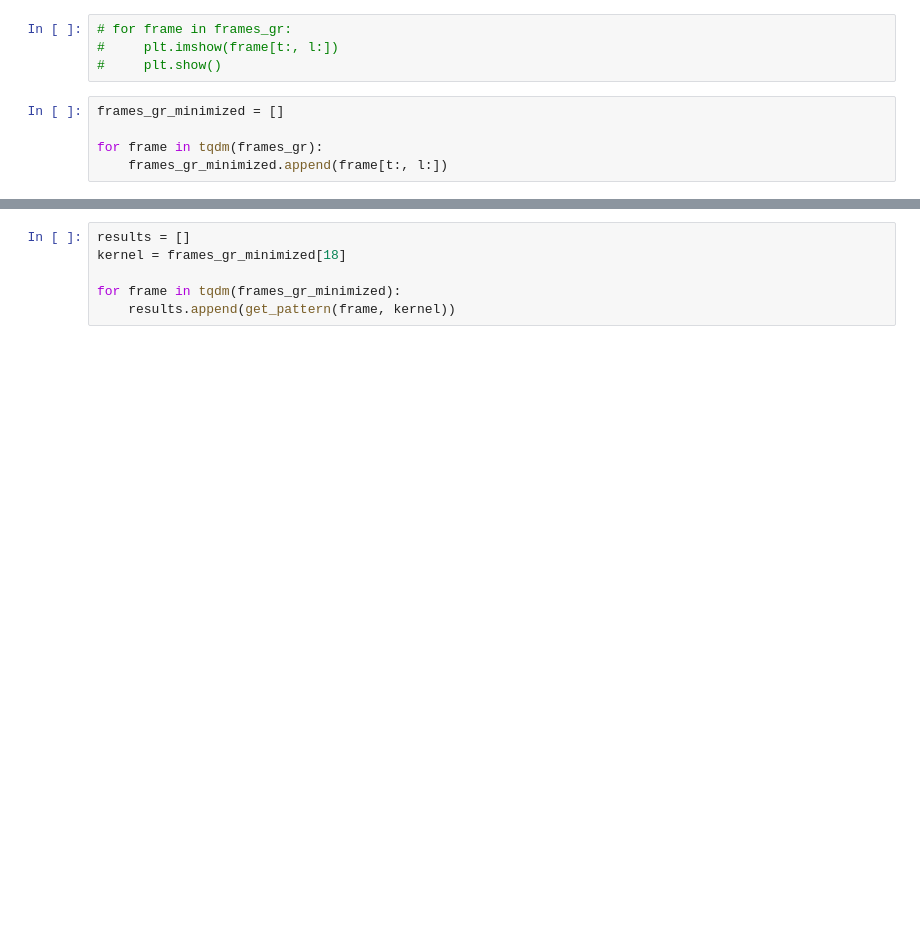
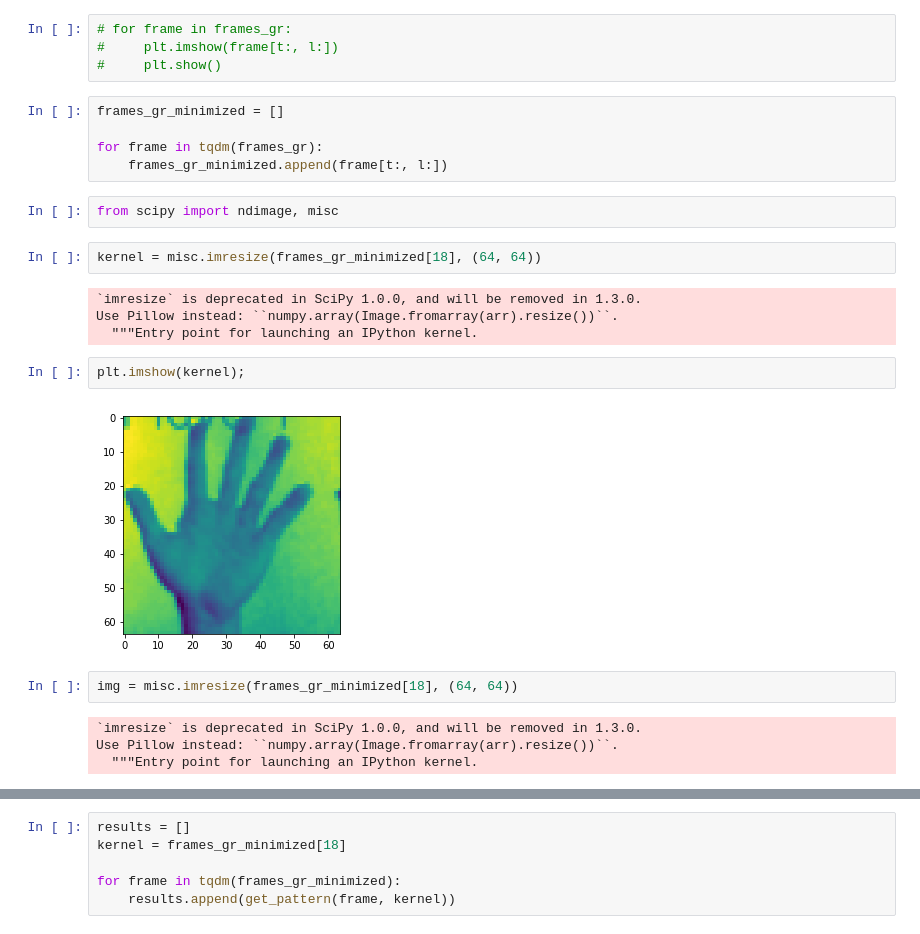
Before and after one commit to lev1khachatryan/ASDS_CV, a Jupyter notebook: Homeworks/Homework_1/Homework_1_conv_responses.ipynb, the cells around one changed output, grey strips where cells are left out. Cells and saved outputs as stored; diff of their text form; blank space fills up the shorter version.

```diff
--- a/Homeworks/Homework_1/Homework_1_conv_responses.ipynb
+++ b/Homeworks/Homework_1/Homework_1_conv_responses.ipynb
@@ -166,3 +173,21 @@ frames_gr_minimized = []
 
 for frame in tqdm(frames_gr):
     frames_gr_minimized.append(frame[t:, l:])
+# %%
+from scipy import ndimage, misc
+# %%
+kernel = misc.imresize(frames_gr_minimized[18], (64, 64))
+# %% [output]
+`imresize` is deprecated in SciPy 1.0.0, and will be removed in 1.3.0.
+Use Pillow instead: ``numpy.array(Image.fromarray(arr).resize())``.
+  """Entry point for launching an IPython kernel.
+# %%
+plt.imshow(kernel);
+# %% [output]
+[figure, added]
+# %%
+img = misc.imresize(frames_gr_minimized[18], (64, 64))
+# %% [output]
+`imresize` is deprecated in SciPy 1.0.0, and will be removed in 1.3.0.
+Use Pillow instead: ``numpy.array(Image.fromarray(arr).resize())``.
+  """Entry point for launching an IPython kernel.
```
Also changed, not shown: parts of 9 cells of this notebook.
